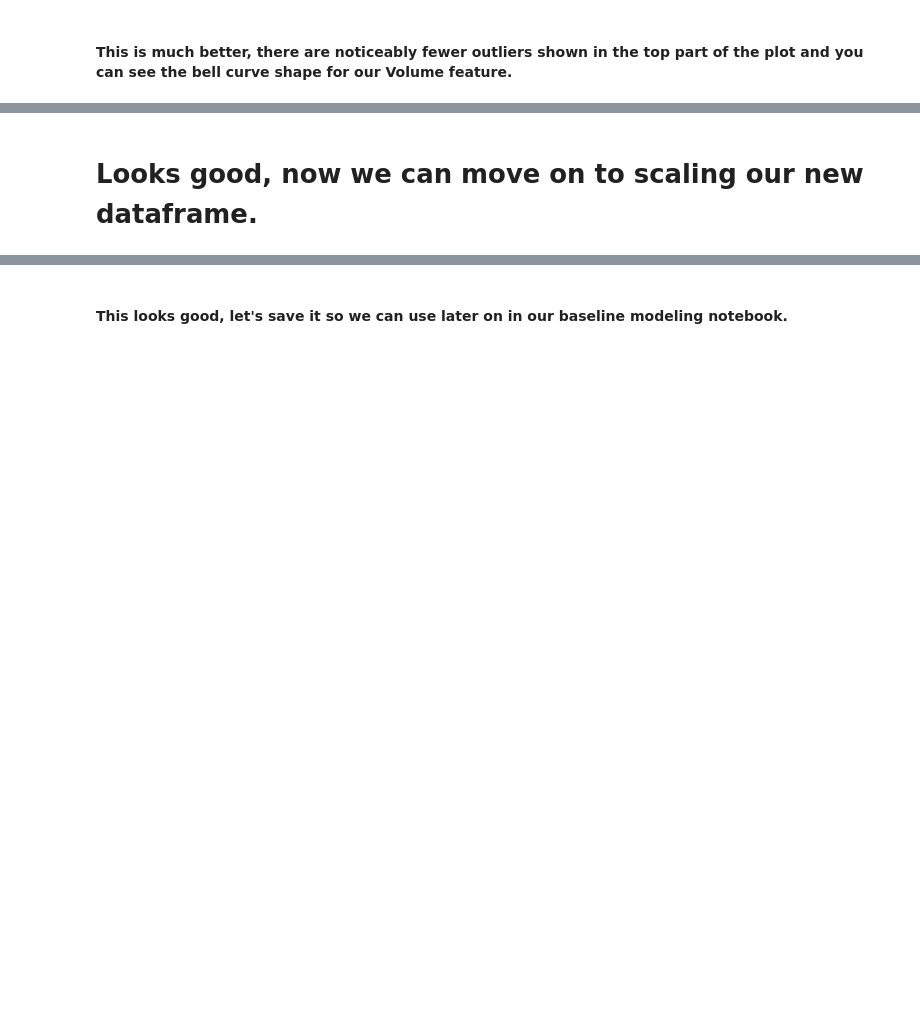
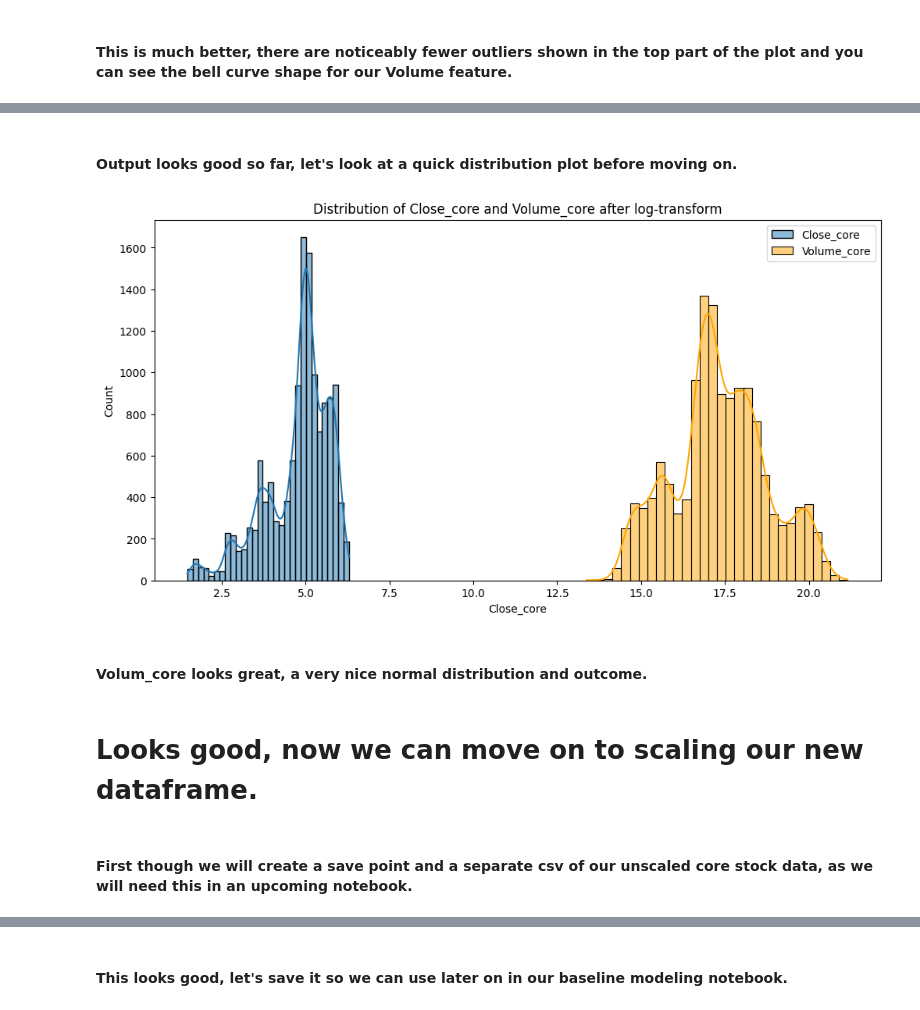
Before and after one commit to Taliwat/Portfolio-Proj-WK, a Jupyter notebook: DL-Strategies/utility_notebooks/core_stock_preprocessing.ipynb, the cells around one changed output, grey strips where cells are left out. Saved outputs shown, nothing was run; the diff lists cells and outputs as text; code cells hidden in the pictures; blank space fills up the shorter version.

Commit message:
went through preprocessing notebooks and optimized them, found errors in processes.  still need to clean up comments a bit.

```diff
--- a/DL-Strategies/utility_notebooks/core_stock_preprocessing.ipynb
+++ b/DL-Strategies/utility_notebooks/core_stock_preprocessing.ipynb
@@ -313,17 +347,0 @@ plt.show()
-# %%
-def fill_missing_vals(df):
-    df.ffill(inplace = True)
-    df.bfill(inplace = True)
-    df.interpolate(method = 'linear', inplace = True)
-
-    return df
-
-core_stock_data = core_stock_data.copy()
-
-for col in core_stock_data.columns:
-    if core_stock_data[col].isnull().any():
-        core_stock_data.loc[:, col] = fill_missing_vals(core_stock_data[[col]])[col]
-
-
-
-print(core_stock_data.isna().sum())
@@ -359,0 +350,17 @@ See the caveats in the documentation: https://pandas.pydata.org/pandas-docs/stab
+# %%
+
+def volume_log_transform_rest(core_stock_data):
+    # Get the rest of the features, removing Volume_core from the calculation as its already had the log_transform done on it.
+    numeric_cols = core_stock_data.select_dtypes(include = [np.number]).columns.tolist()
+    numeric_cols.remove('Volume_core')
+
+    # Apply log transform on rest of features
+    core_stock_data[numeric_cols] = np.log1p(core_stock_data[numeric_cols])
+
+    return core_stock_data
+
+core_stock_data = volume_log_transform_rest(core_stock_data)
+
+
+# Check the transformed data
+print(core_stock_data.head())
@@ -360,2 +385,19 @@ See the caveats in the documentation: https://pandas.pydata.org/pandas-docs/stab
+# %% [markdown]
+#### Output looks good so far, let's look at a quick distribution plot before moving on.
+# %%
+plt.figure(figsize=(12, 6))
+
+# Plotting the distribution of some key columns
+sns.histplot(core_stock_data['Close_core'], kde=True, bins=30, label='Close_core')
+sns.histplot(core_stock_data['Volume_core'], kde=True, bins=30, label='Volume_core', color='orange')
+plt.legend()
+plt.title('Distribution of Close_core and Volume_core after log-transform')
+plt.show()
+# %% [output]
+[figure, added]
+# %% [markdown]
+#### Volum_core looks great, a very nice normal distribution and outcome.
 # %% [markdown]
 # Looks good, now we can move on to scaling our new dataframe.
+# %% [markdown]
+#### First though we will create a save point and a separate csv of our unscaled core stock data, as we will need this in an upcoming notebook.
```
Also changed, not shown: parts of 29 cells of this notebook, 4 other files.
